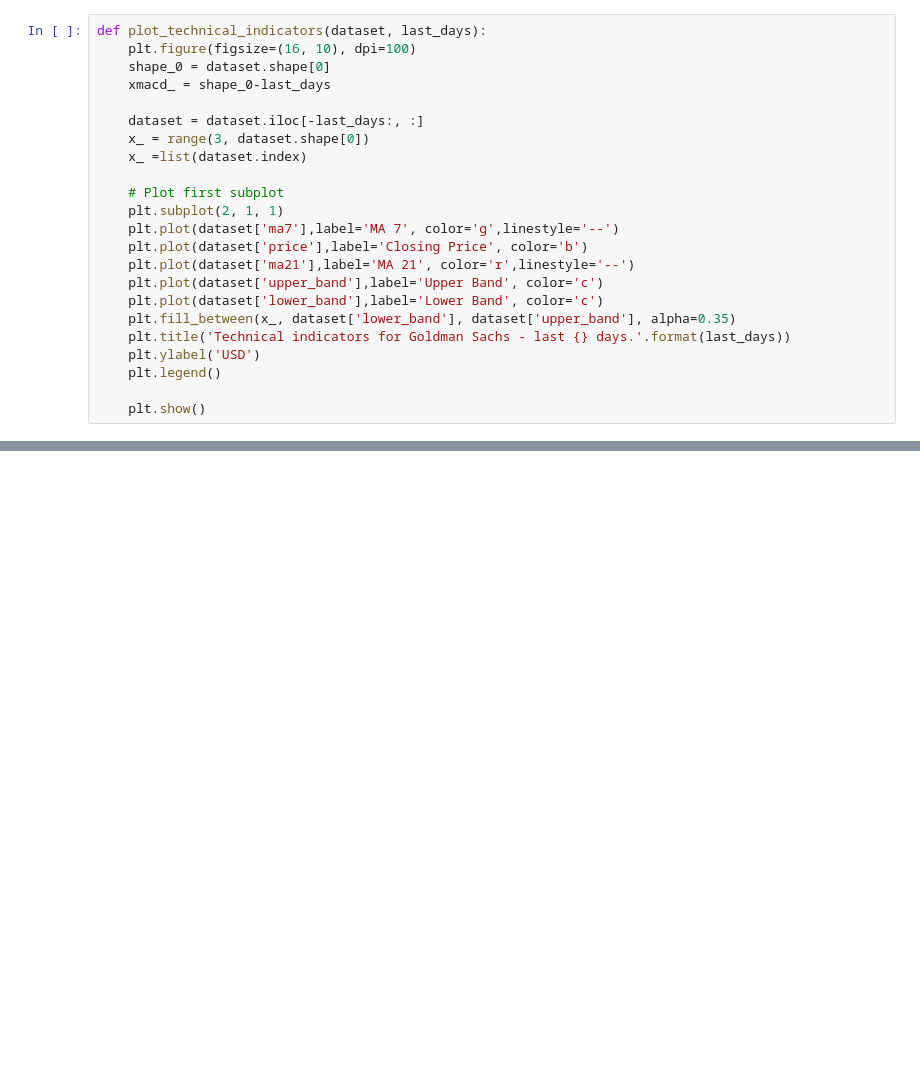
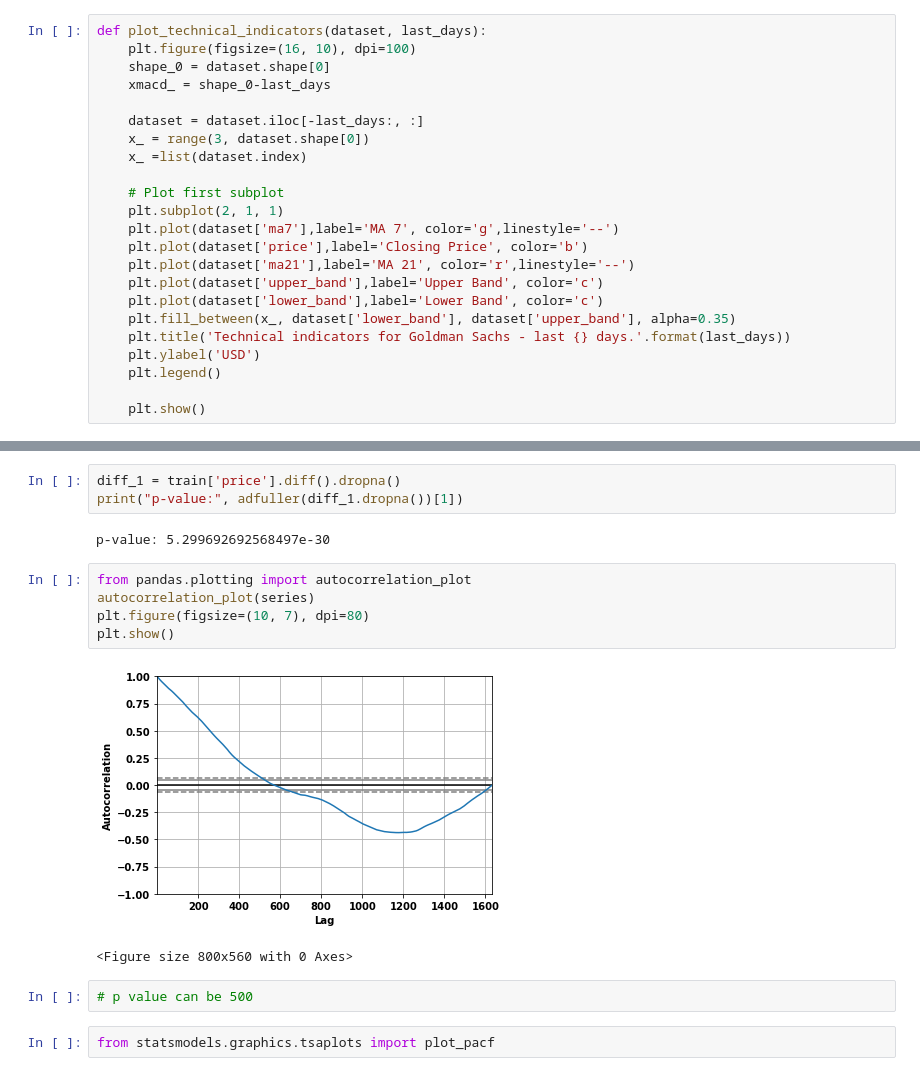
Before and after one commit to F1nalFortune/NYSE-JPM, a Jupyter notebook: data_analysis.ipynb, the cells around one changed output, grey strips where cells are left out. Saved outputs shown, nothing was run; the diff lists cells and outputs as text; blank space fills up the shorter version.

```diff
--- a/data_analysis.ipynb
+++ b/data_analysis.ipynb
@@ -245,0 +262,17 @@ plt.show()
+# %%
+diff_1 = train['price'].diff().dropna()
+print("p-value:", adfuller(diff_1.dropna())[1])
+# %% [output]
+p-value: 5.299692692568497e-30
+# %%
+from pandas.plotting import autocorrelation_plot
+autocorrelation_plot(series)
+plt.figure(figsize=(10, 7), dpi=80)
+plt.show()
+# %% [output]
+[figure, added]
+<Figure size 800x560 with 0 Axes>
+# %%
+# p value can be 500
+# %%
+from statsmodels.graphics.tsaplots import plot_pacf
```
Also changed, not shown: parts of 38 cells of this notebook.
